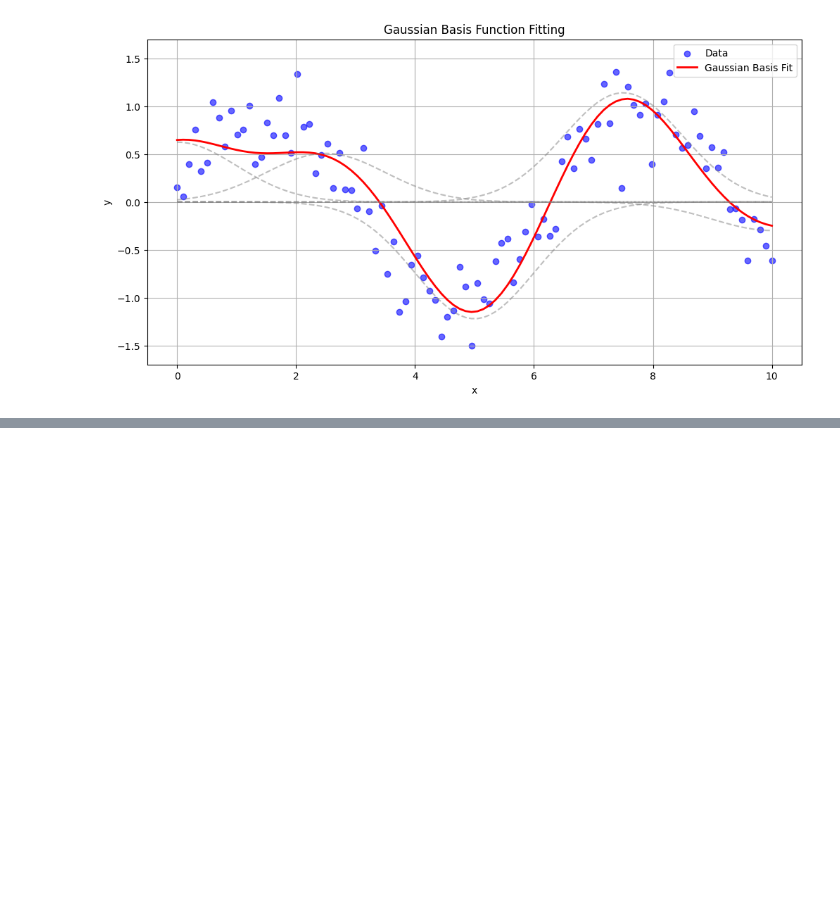
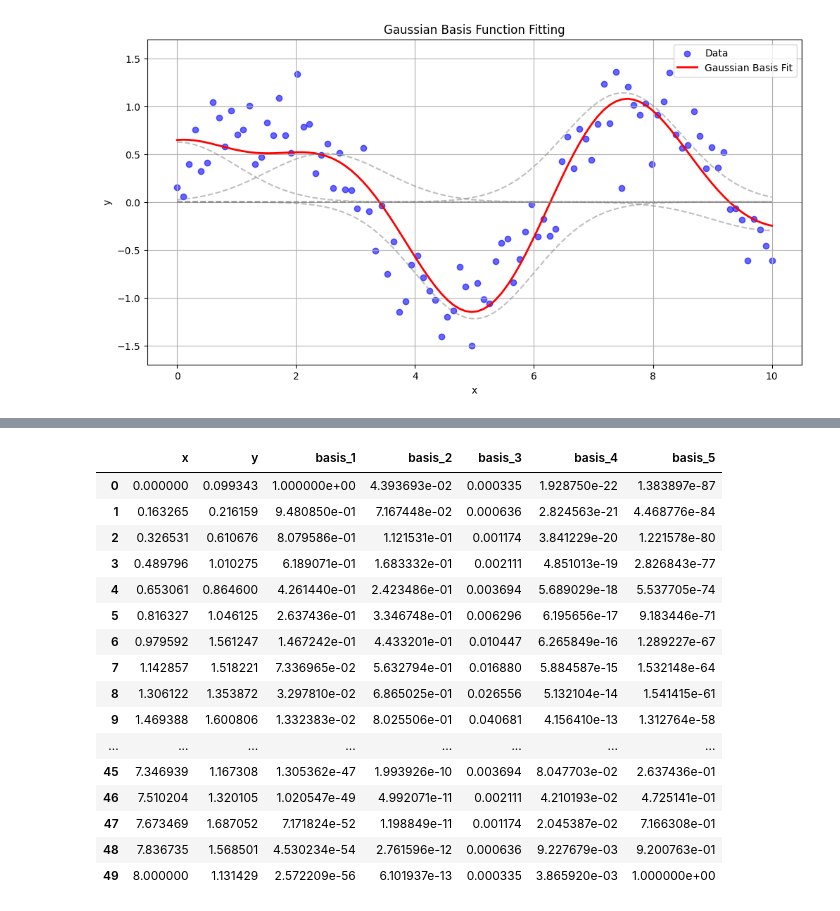
Before and after one commit to ancestor9/Gyeongbok-AI-study, a Jupyter notebook: gaussian_basis_funtion.ipynb, the cells around one changed output, grey strips where cells are left out. Cells and saved outputs as stored; diff of their text form; code cells hidden in the pictures; blank space fills up the shorter version.

```diff
--- a/gaussian_basis_funtion.ipynb
+++ b/gaussian_basis_funtion.ipynb
@@ -181,0 +234,34 @@ This share link expires in 72 hours. For free permanent hosting and GPU upgrades
+# %%
+import numpy as np
+import pandas as pd
+# 데이터프레임 생성
+
+df = pd.DataFrame({'K': K, 'Y': Y})
+df.rename(columns={'K': 'x', 'Y': 'y'}, inplace=True)
+
+# 데이터 변환
+X_transformed = np.column_stack([gaussian_basis(K, mu, sigma) for mu, sigma in zip(mus, sigmas)])
+
+# X_transformed를 데이터프레임에 추가
+for i in range(X_transformed.shape[1]):
+    df[f'basis_{i+1}'] = X_transformed[:, i]
+
+df
+# %% [output]
+|  | x | y | basis_1 | basis_2 | basis_3 | basis_4 | basis_5 |
+| 0 | 0.000000 | 0.099343 | 1.000000e+00 | 4.393693e-02 | 0.000335 | 1.928750e-22 | 1.383897e-87 |
+| 1 | 0.163265 | 0.216159 | 9.480850e-01 | 7.167448e-02 | 0.000636 | 2.824563e-21 | 4.468776e-84 |
+| 2 | 0.326531 | 0.610676 | 8.079586e-01 | 1.121531e-01 | 0.001174 | 3.841229e-20 | 1.221578e-80 |
+| 3 | 0.489796 | 1.010275 | 6.189071e-01 | 1.683332e-01 | 0.002111 | 4.851013e-19 | 2.826843e-77 |
+| 4 | 0.653061 | 0.864600 | 4.261440e-01 | 2.423486e-01 | 0.003694 | 5.689029e-18 | 5.537705e-74 |
+| 5 | 0.816327 | 1.046125 | 2.637436e-01 | 3.346748e-01 | 0.006296 | 6.195656e-17 | 9.183446e-71 |
+| 6 | 0.979592 | 1.561247 | 1.467242e-01 | 4.433201e-01 | 0.010447 | 6.265849e-16 | 1.289227e-67 |
+| 7 | 1.142857 | 1.518221 | 7.336965e-02 | 5.632794e-01 | 0.016880 | 5.884587e-15 | 1.532148e-64 |
+| 8 | 1.306122 | 1.353872 | 3.297810e-02 | 6.865025e-01 | 0.026556 | 5.132104e-14 | 1.541415e-61 |
+| 9 | 1.469388 | 1.600806 | 1.332383e-02 | 8.025506e-01 | 0.040681 | 4.156410e-13 | 1.312764e-58 |
+| ... | ... | ... | ... | ... | ... | ... | ... |
+| 45 | 7.346939 | 1.167308 | 1.305362e-47 | 1.993926e-10 | 0.003694 | 8.047703e-02 | 2.637436e-01 |
+| 46 | 7.510204 | 1.320105 | 1.020547e-49 | 4.992071e-11 | 0.002111 | 4.210193e-02 | 4.725141e-01 |
+| 47 | 7.673469 | 1.687052 | 7.171824e-52 | 1.198849e-11 | 0.001174 | 2.045387e-02 | 7.166308e-01 |
+| 48 | 7.836735 | 1.568501 | 4.530234e-54 | 2.761596e-12 | 0.000636 | 9.227679e-03 | 9.200763e-01 |
+| 49 | 8.000000 | 1.131429 | 2.572209e-56 | 6.101937e-13 | 0.000335 | 3.865920e-03 | 1.000000e+00 |
```
Also changed, not shown: parts of 3 cells of this notebook.
